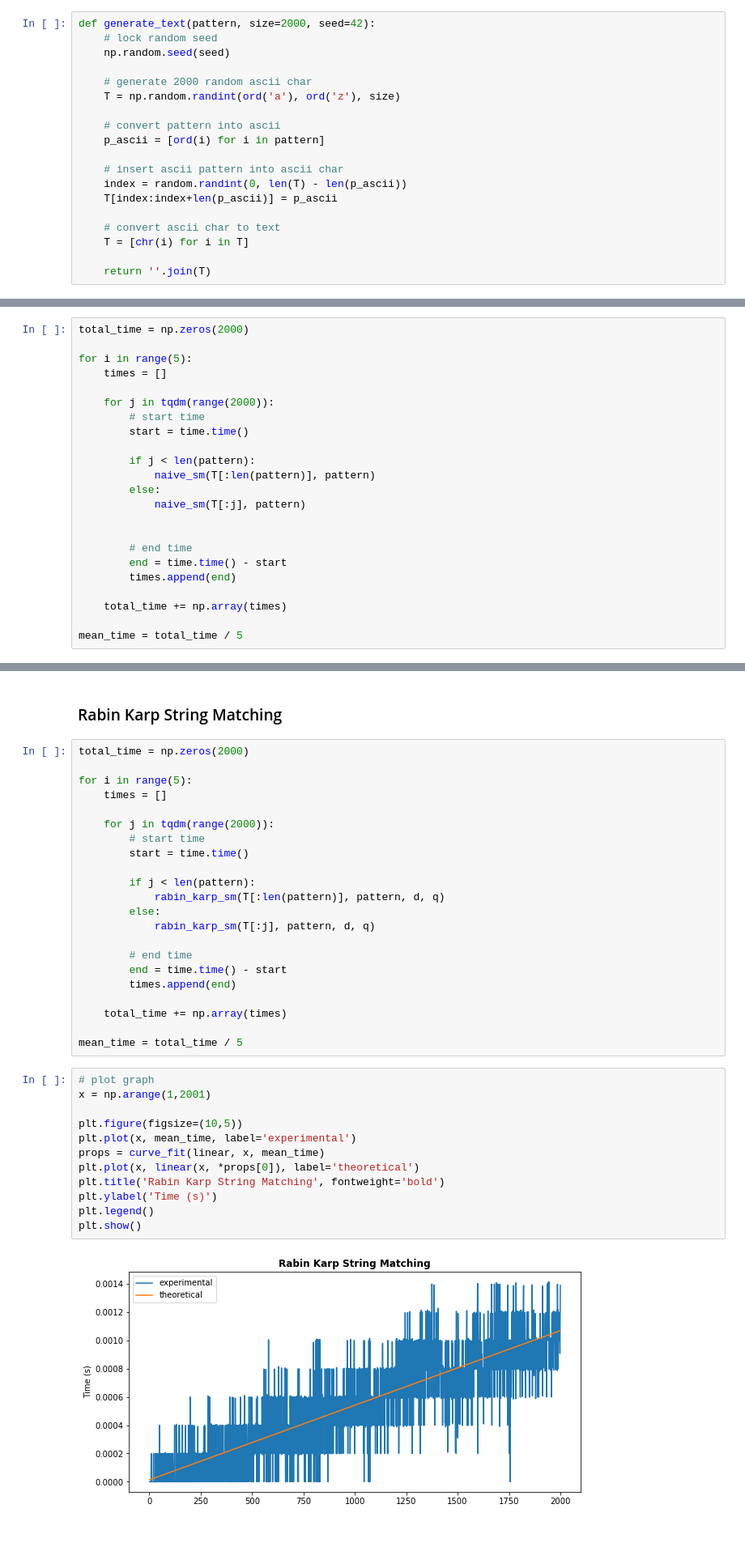
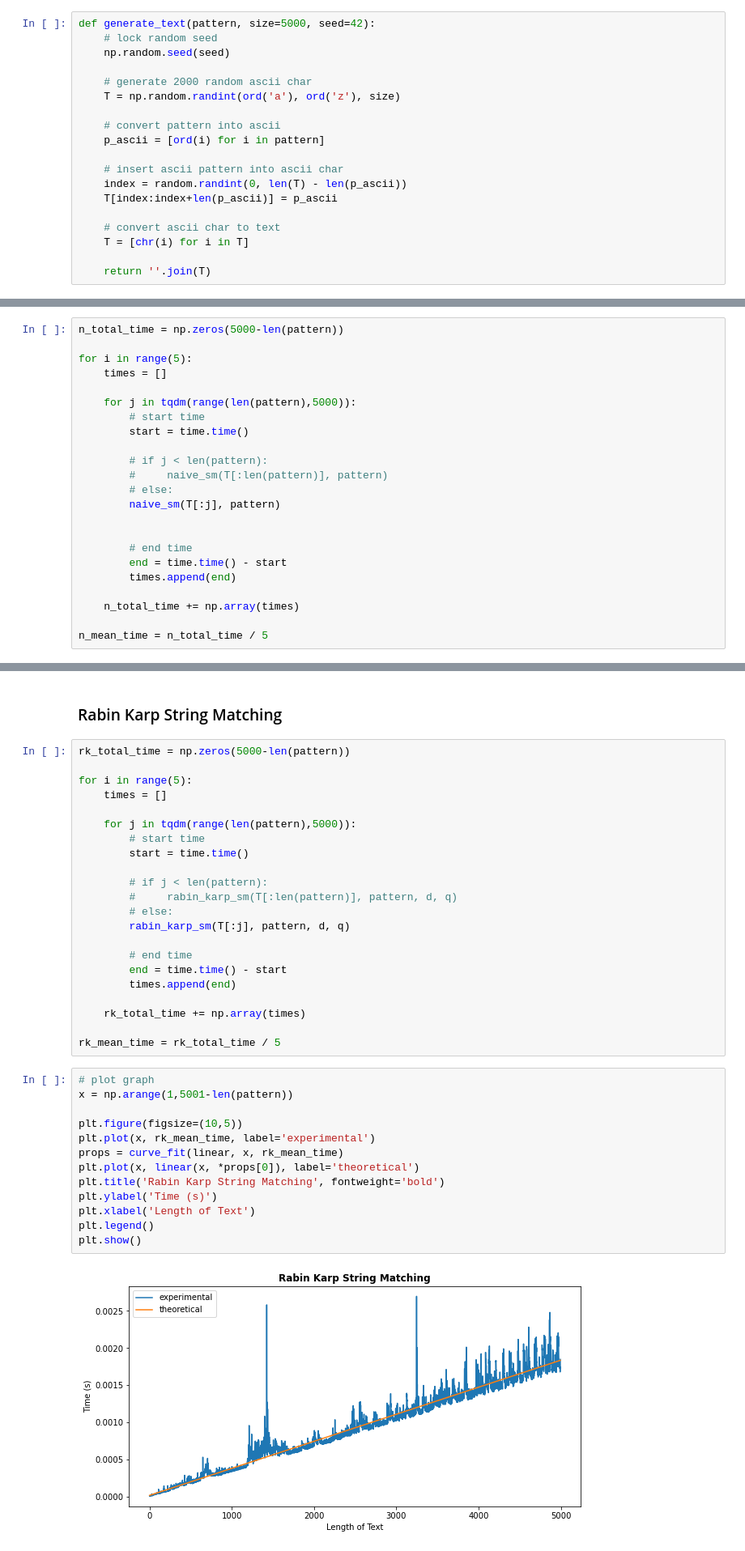
Before and after one commit to fhrzn/algorithms-lab, a Jupyter notebook: lab8/lab8.ipynb, the cells around one changed output, grey strips where cells are left out. Shown at 81% size. Saved outputs shown, nothing was run; the diff lists cells and outputs as text.

```diff
--- a/lab8/lab8.ipynb
+++ b/lab8/lab8.ipynb
@@ -63,7 +63,7 @@ def rabin_karp_sm(T, P, d, q):
 
     return found
 # %%
-def generate_text(pattern, size=2000, seed=42):
+def generate_text(pattern, size=5000, seed=42):
     # lock random seed
     np.random.seed(seed)
 
@@ -101,27 +101,27 @@ def nlogn(a, x, b):
 # %% [markdown]
 ### Naive String Matching
 # %%
-total_time = np.zeros(2000)
+n_total_time = np.zeros(5000-len(pattern))
 
 for i in range(5):
     times = []
 
-    for j in tqdm(range(2000)):
+    for j in tqdm(range(len(pattern),5000)):
         # start time
         start = time.time()
 
-        if j < len(pattern):
-            naive_sm(T[:len(pattern)], pattern)
-        else:
-            naive_sm(T[:j], pattern)
+        # if j < len(pattern):
+        #     naive_sm(T[:len(pattern)], pattern)
+        # else:
+        naive_sm(T[:j], pattern)
 
 
         # end time
         end = time.time() - start
         times.append(end)
 
-    total_time += np.array(times)
+    n_total_time += np.array(times)
 
-mean_time = total_time / 5
+n_mean_time = n_total_time / 5
 # %%
 # plot graph
@@ -141,38 +141,39 @@ plt.show()
 # %% [markdown]
 ### Rabin Karp String Matching
 # %%
-total_time = np.zeros(2000)
+rk_total_time = np.zeros(5000-len(pattern))
 
 for i in range(5):
     times = []
 
-    for j in tqdm(range(2000)):
+    for j in tqdm(range(len(pattern),5000)):
         # start time
         start = time.time()
 
-        if j < len(pattern):
-            rabin_karp_sm(T[:len(pattern)], pattern, d, q)
-        else:
-            rabin_karp_sm(T[:j], pattern, d, q)
+        # if j < len(pattern):
+        #     rabin_karp_sm(T[:len(pattern)], pattern, d, q)
+        # else:
+        rabin_karp_sm(T[:j], pattern, d, q)
 
         # end time
         end = time.time() - start
         times.append(end)
 
-    total_time += np.array(times)
+    rk_total_time += np.array(times)
 
-mean_time = total_time / 5
+rk_mean_time = rk_total_time / 5
 # %%
 # plot graph
-x = np.arange(1,2001)
+x = np.arange(1,5001-len(pattern))
 
 plt.figure(figsize=(10,5))
-plt.plot(x, mean_time, label='experimental')
-props = curve_fit(linear, x, mean_time)
+plt.plot(x, rk_mean_time, label='experimental')
+props = curve_fit(linear, x, rk_mean_time)
 plt.plot(x, linear(x, *props[0]), label='theoretical')
 plt.title('Rabin Karp String Matching', fontweight='bold')
 plt.ylabel('Time (s)')
+plt.xlabel('Length of Text')
 plt.legend()
 plt.show()
 # %% [output]
-[figure, old version]
+[figure, new version]
```
Also changed, not shown: parts of 2 cells of this notebook, 4 other files.
